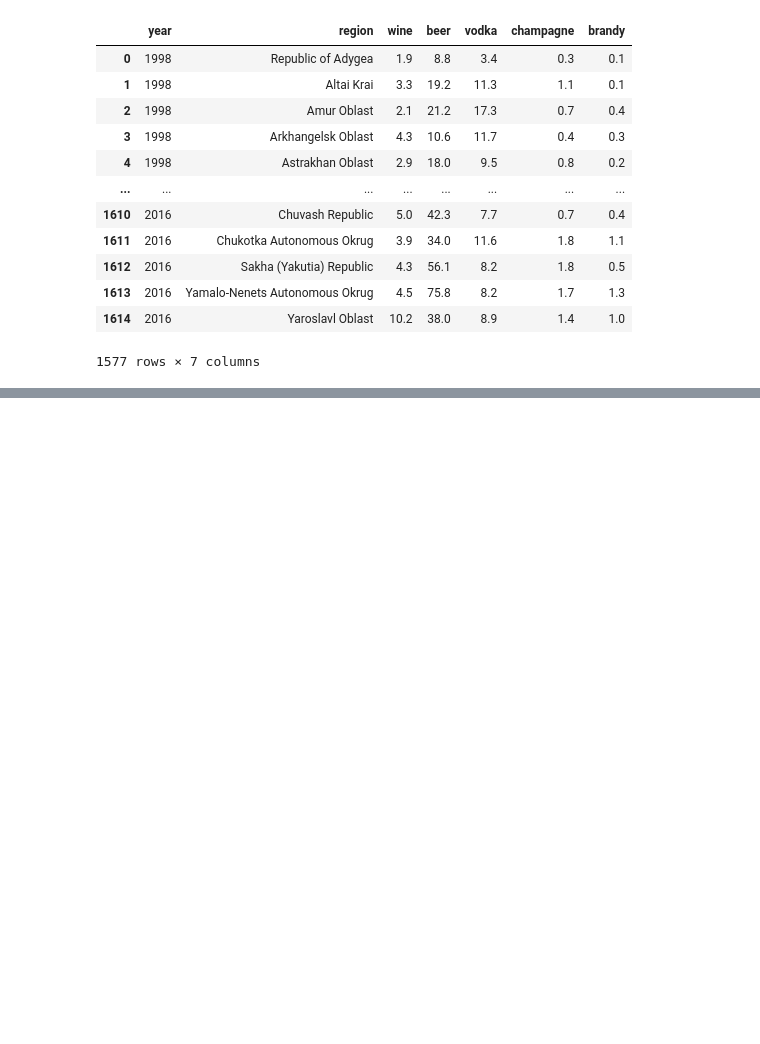
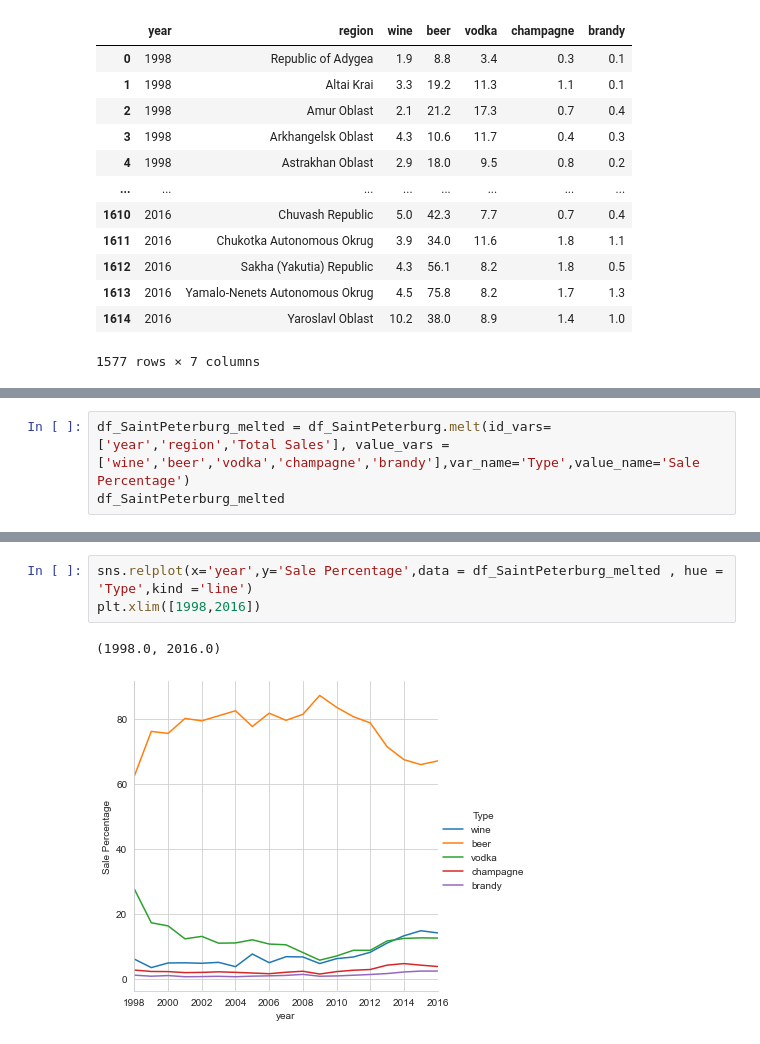
Before and after one commit to LuisEVT/Drinks_Company_Wine_Promotion, a Jupyter notebook: Wine_Promotion_Analysis_EDA.ipynb, the cells around one changed output, grey strips where cells are left out. Drawn from its saved outputs; the diff is of its cells as text; blank space fills up the shorter version.

```diff
--- a/Wine_Promotion_Analysis_EDA.ipynb
+++ b/Wine_Promotion_Analysis_EDA.ipynb
@@ -271,0 +342,3 @@ df_V2
+# %%
+df_SaintPeterburg_melted = df_SaintPeterburg.melt(id_vars=['year','region','Total Sales'], value_vars = ['wine','beer','vodka','champagne','brandy'],var_name='Type',value_name='Sale Percentage')
+df_SaintPeterburg_melted
@@ -271,0 +359,6 @@ df_V2
+# %%
+sns.relplot(x='year',y='Sale Percentage',data = df_SaintPeterburg_melted , hue = 'Type',kind ='line')
+plt.xlim([1998,2016])
+# %% [output]
+(1998.0, 2016.0)
+[figure, added]
```
Also changed, not shown: parts of 8 cells of this notebook, 1 other file.
